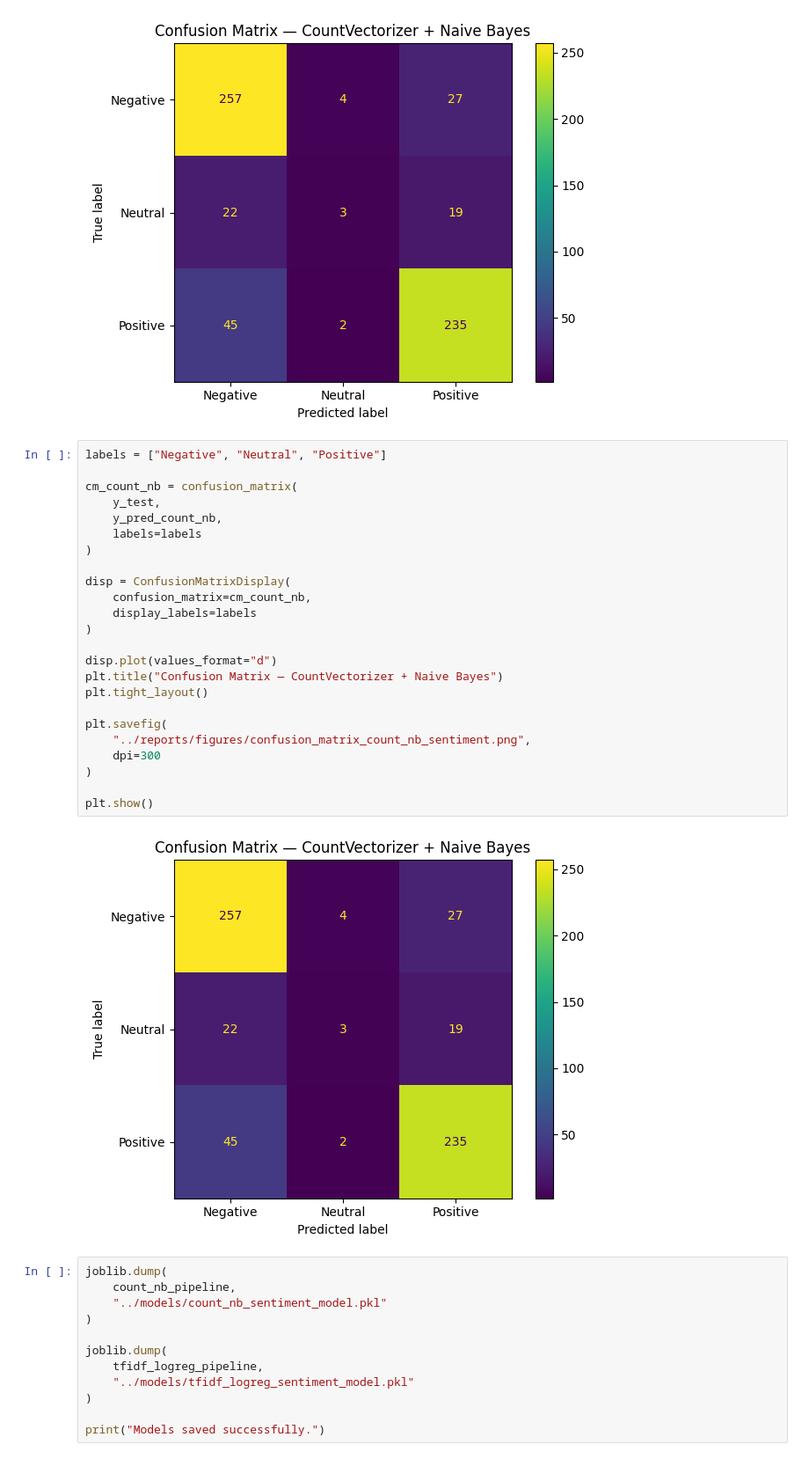
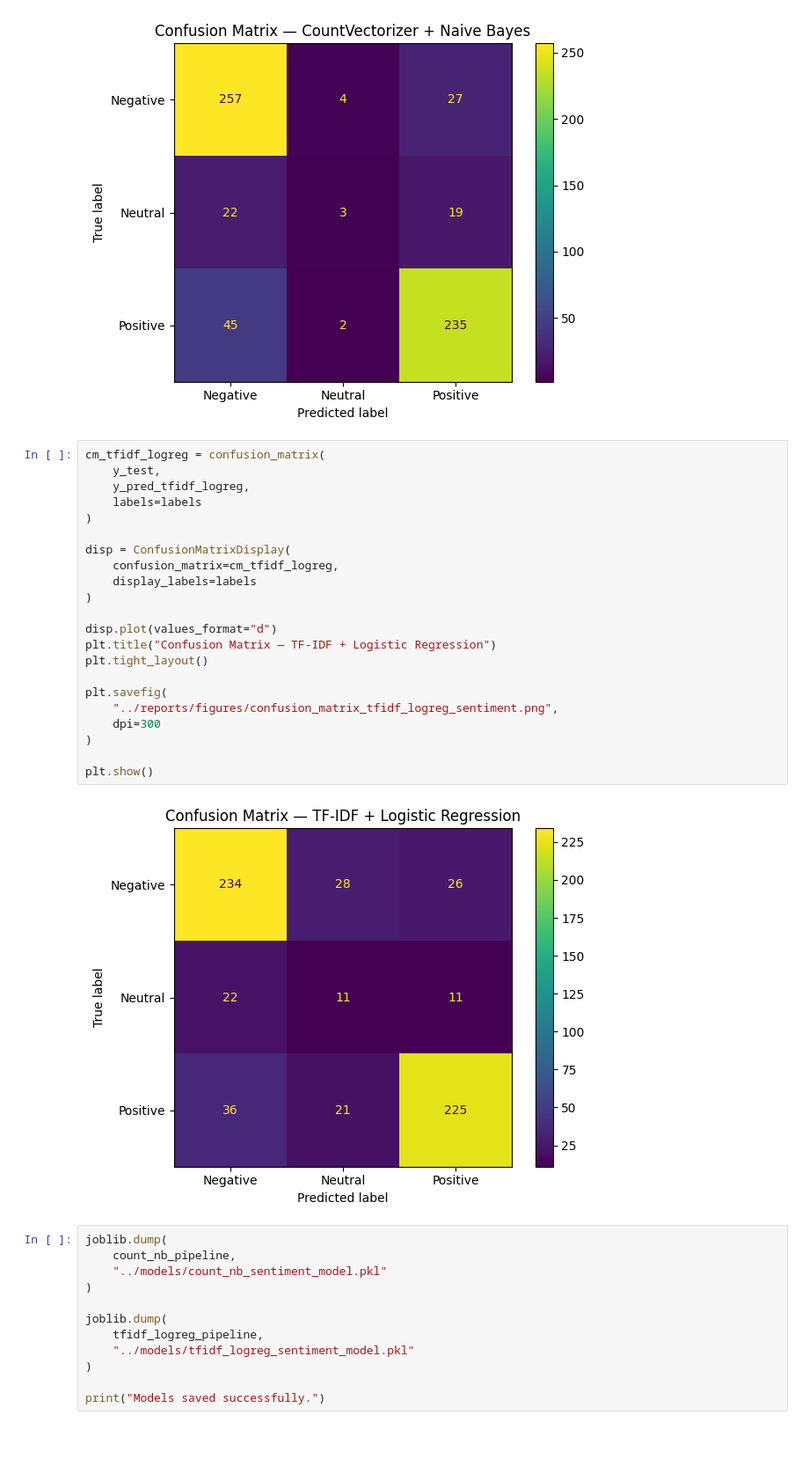
Before and after one commit to jay050699/energy-app-review-sentiment-rating-prediction, a Jupyter notebook: notebooks/03_model_training_evaluation.ipynb, the cells around one changed output. Shown at 88% size. Saved outputs shown, nothing was run; the diff lists cells and outputs as text.

Commit message:
Tune sentiment classification models

```diff
--- a/notebooks/03_model_training_evaluation.ipynb
+++ b/notebooks/03_model_training_evaluation.ipynb
@@ -378,31 +378,29 @@ plt.show()
 # %% [output]
 [figure]
 # %%
-labels = ["Negative", "Neutral", "Positive"]
-
-cm_count_nb = confusion_matrix(
+cm_tfidf_logreg = confusion_matrix(
     y_test,
-    y_pred_count_nb,
+    y_pred_tfidf_logreg,
     labels=labels
 )
 
 disp = ConfusionMatrixDisplay(
-    confusion_matrix=cm_count_nb,
+    confusion_matrix=cm_tfidf_logreg,
     display_labels=labels
 )
 
 disp.plot(values_format="d")
-plt.title("Confusion Matrix — CountVectorizer + Naive Bayes")
+plt.title("Confusion Matrix — TF-IDF + Logistic Regression")
 plt.tight_layout()
 
 plt.savefig(
-    "../reports/figures/confusion_matrix_count_nb_sentiment.png",
+    "../reports/figures/confusion_matrix_tfidf_logreg_sentiment.png",
     dpi=300
 )
 
 plt.show()
 # %% [output]
-[figure, old version]
+[figure, new version]
 # %%
 joblib.dump(
     count_nb_pipeline,
```
Also changed, not shown: parts of 12 cells of this notebook, 3 other files.
